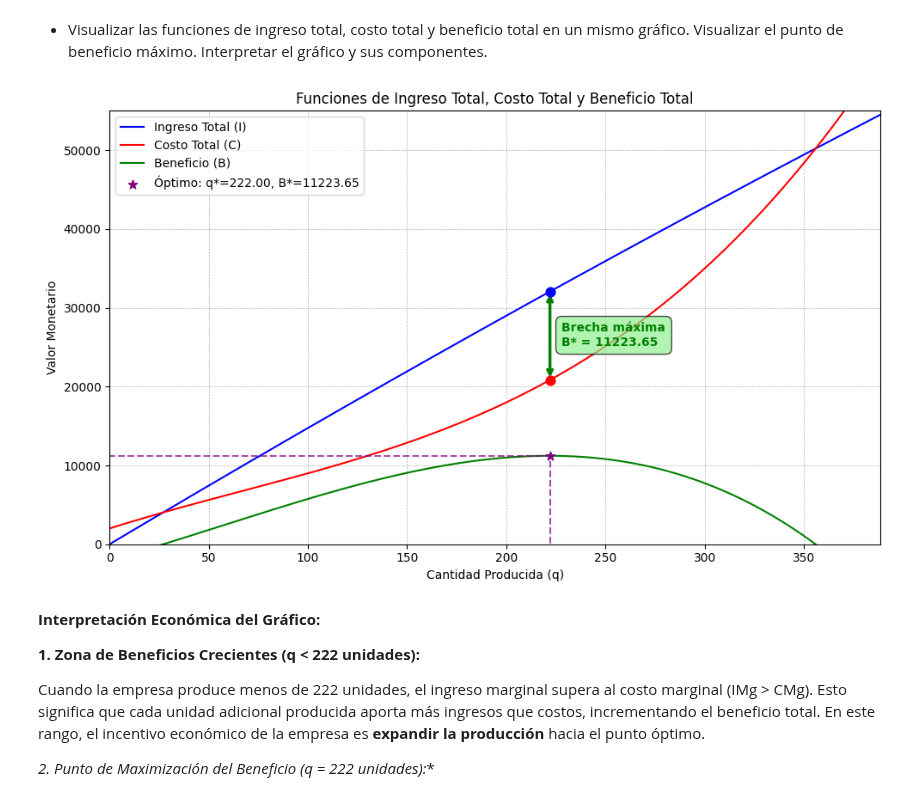
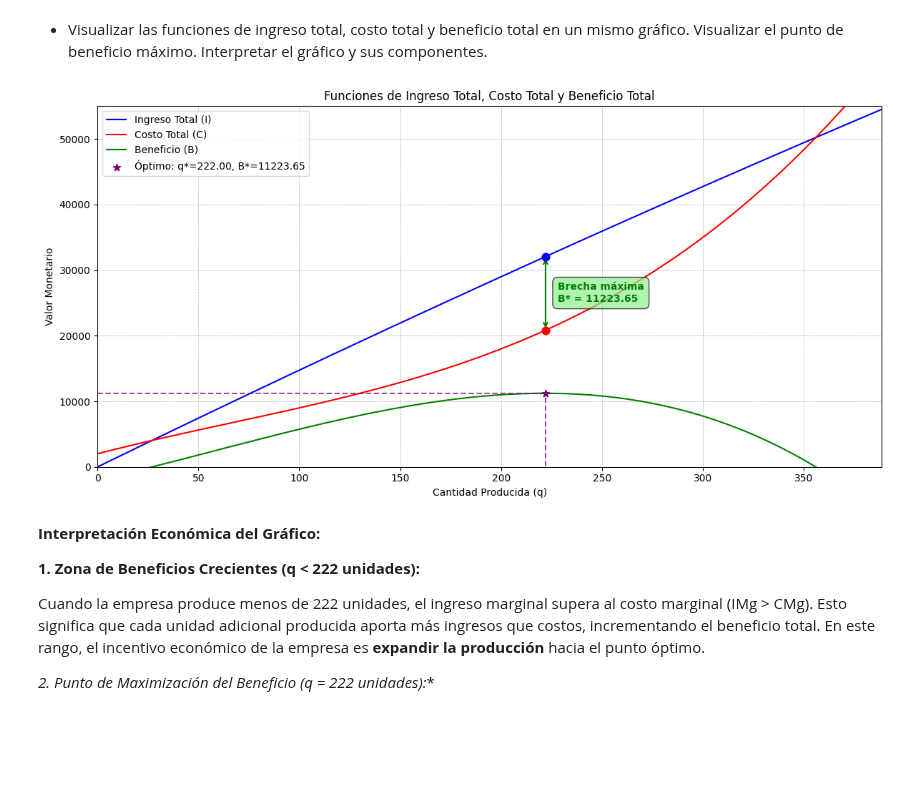
Before and after one commit to alexballera/laboratorio-datos-fce, a Jupyter notebook: 2do_parcial/parcial/[corregido]_Laboratorio_2P_Examen_ipynb.ipynb, the cells around one changed output. Saved outputs shown, nothing was run; the diff lists cells and outputs as text; code cells hidden in the pictures; blank space fills up the shorter version.

```diff
--- a/2do_parcial/parcial/[corregido]_Laboratorio_2P_Examen_ipynb.ipynb
+++ b/2do_parcial/parcial/[corregido]_Laboratorio_2P_Examen_ipynb.ipynb
@@ -185,7 +184,7 @@ C_vals = C_num(q_grid)
 B_vals = B_num(q_grid)
 # %%
 # Paso 4: Creo el gráfico
-fig, axs = plt.subplots(figsize=(10, 6))
+fig, axs = plt.subplots(figsize=(12, 6))
 
 # Grafico las funciones
 axs.plot(q_grid, I_vals, label='Ingreso Total (I)', color='blue')
@@ -200,35 +199,35 @@ axs.scatter(q_opt, B_opt, color='purple', s=60, label=f'Óptimo: q*={q_opt:.2f},
 axs.scatter(q_opt, I_opt, color='blue', s=60, zorder=4, marker='o')
 axs.scatter(q_opt, C_opt, color='red', s=60, zorder=4, marker='o')
 
 # Líneas de referencias
 axs.vlines(x=float(q_opt), ymin=axs.get_ylim()[0], ymax=float(B_opt), color='purple', linestyle='--', alpha=0.7)
 axs.hlines(y=float(B_opt), xmin=axs.get_xlim()[0], xmax=float(q_opt), color='purple', linestyle='--', alpha=0.7)
 
 # Flecha bidireccional mostrando la distancia máxima (beneficio)
 axs.annotate('',
             xy=(q_opt, I_opt),
             xytext=(q_opt, C_opt),
-            arrowprops=dict(arrowstyle='<->', color='green', lw=2.5))
+            arrowprops=dict(arrowstyle='<->', color='green', lw=1.5))
 
 # Etiqueta explicativa de la brecha
 axs.text(q_opt + 6, (I_opt + C_opt) / 2.1,
         f'Brecha máxima\nB* = {B_opt:.2f}',
         fontsize=10, color='green', fontweight='bold',
         bbox=dict(boxstyle="round,pad=0.5", facecolor="lightgreen", alpha=0.7))
 
 # Configuro Gráfico
 axs.grid(True, which='both', linestyle='--', linewidth=0.5)
 axs.set_title('Funciones de Ingreso Total, Costo Total y Beneficio Total')
 axs.set_xlabel('Cantidad Producida (q)')
 axs.set_ylabel('Valor Monetario')
 axs.set_xlim(0, x_max)
 axs.set_ylim(0, y_max)
 axs.legend()
 
 plt.tight_layout()
 plt.show()
 # %% [output]
-[figure, old version]
+[figure, new version]
 # %% [markdown]
 **Interpretación Económica del Gráfico:**
 
```
Also changed, not shown: parts of 12 cells of this notebook, 1 other file.
